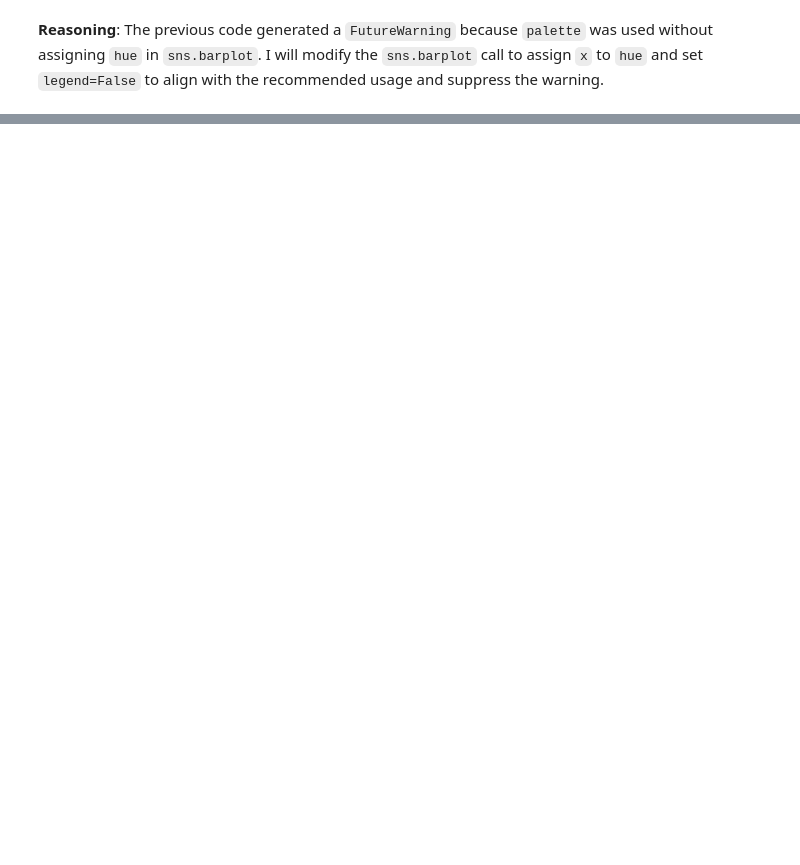
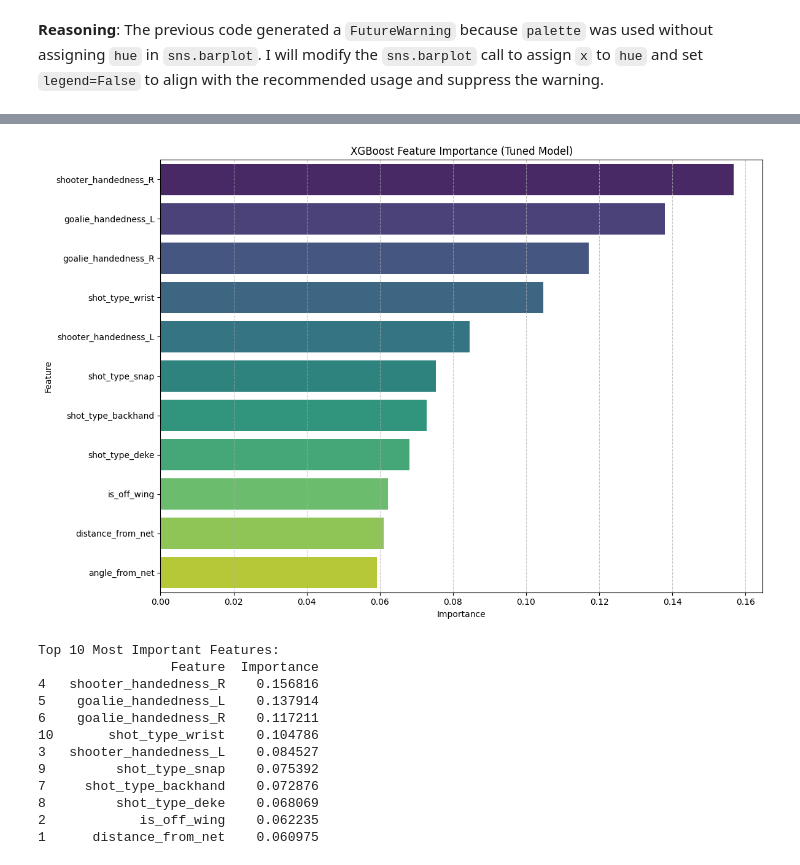
Before and after one commit to Darknight899/Comprehensive-Assessment-, a Jupyter notebook: Capstone_Project.ipynb, the cells around one changed output, grey strips where cells are left out. Cells and saved outputs as stored; diff of their text form; code cells hidden in the pictures; blank space fills up the shorter version.

```diff
--- a/Capstone_Project.ipynb
+++ b/Capstone_Project.ipynb
@@ -2735,0 +3365,43 @@ plt.show()
+# %%
+import matplotlib.pyplot as plt
+import seaborn as sns
+
+# Get feature importances from the best model
+feature_importances = best_model.feature_importances_
+feature_names = X_train_res.columns # Use columns from the resampled training data as it was used for training
+
+# Create a DataFrame for better visualization
+importance_df = pd.DataFrame({
+    'Feature': feature_names,
+    'Importance': feature_importances
+})
+
+# Sort by importance
+importance_df = importance_df.sort_values(by='Importance', ascending=False)
+
+# Plotting feature importance
+plt.figure(figsize=(12, 8))
+sns.barplot(x='Importance', y='Feature', hue='Feature', data=importance_df, palette='viridis', legend=False)
+plt.title('XGBoost Feature Importance (Tuned Model)')
+plt.xlabel('Importance')
+plt.ylabel('Feature')
+plt.grid(axis='x', linestyle='--', alpha=0.7)
+plt.tight_layout()
+plt.show()
+
+print("Top 10 Most Important Features:")
+print(importance_df.head(10))
+# %% [output]
+[figure, added]
+Top 10 Most Important Features:
+                 Feature  Importance
+4   shooter_handedness_R    0.156816
+5    goalie_handedness_L    0.137914
+6    goalie_handedness_R    0.117211
+10       shot_type_wrist    0.104786
+3   shooter_handedness_L    0.084527
+9         shot_type_snap    0.075392
+7     shot_type_backhand    0.072876
+8         shot_type_deke    0.068069
+2            is_off_wing    0.062235
+1      distance_from_net    0.060975
```
Also changed, not shown: parts of 56 cells of this notebook.
